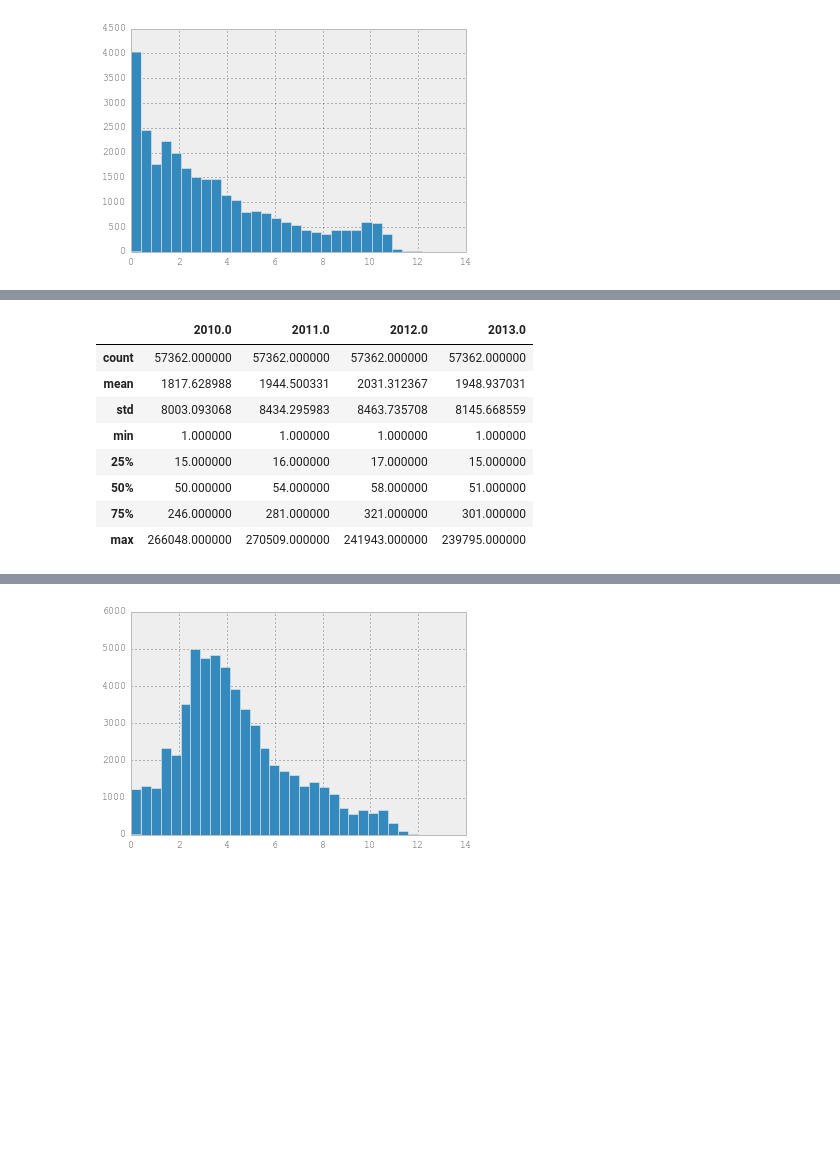
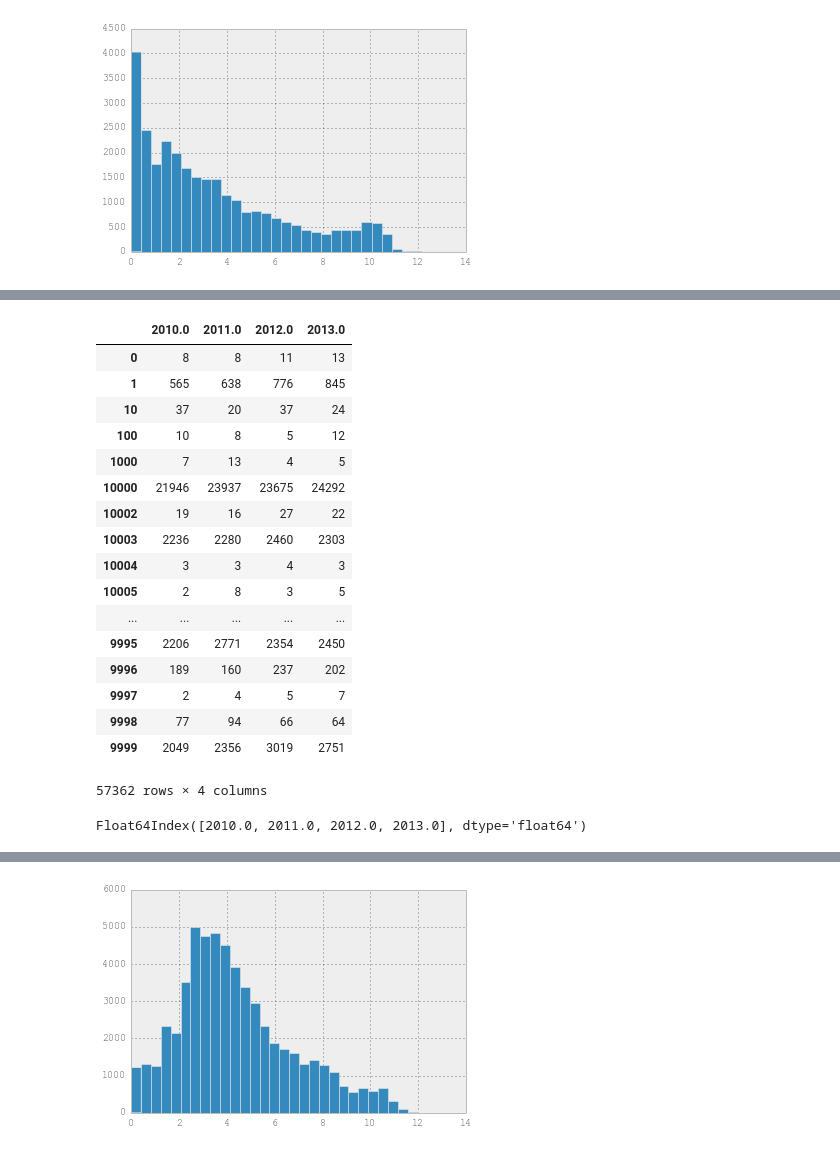
Before and after one commit to AmandaDoyle/BigDataTaxiFinalProject, a Jupyter notebook: ExploratoryAnalysis.ipynb, the cells around one changed output, grey strips where cells are left out. Drawn from its saved outputs; the diff is of its cells as text; code cells hidden in the pictures; blank space fills up the shorter version.

```diff
--- a/ExploratoryAnalysis.ipynb
+++ b/ExploratoryAnalysis.ipynb
@@ -53,12 +76,25 @@ dfe.dropna(inplace=True)
 # %%
-dfe.describe()
+dfe
 # %% [output]
 |  | 2010.0 | 2011.0 | 2012.0 | 2013.0 |
-| count | 57362.000000 | 57362.000000 | 57362.000000 | 57362.000000 |
-| mean | 1817.628988 | 1944.500331 | 2031.312367 | 1948.937031 |
-| std | 8003.093068 | 8434.295983 | 8463.735708 | 8145.668559 |
-| min | 1.000000 | 1.000000 | 1.000000 | 1.000000 |
-| 25% | 15.000000 | 16.000000 | 17.000000 | 15.000000 |
-| 50% | 50.000000 | 54.000000 | 58.000000 | 51.000000 |
-| 75% | 246.000000 | 281.000000 | 321.000000 | 301.000000 |
-| max | 266048.000000 | 270509.000000 | 241943.000000 | 239795.000000 |
+| 0 | 8 | 8 | 11 | 13 |
+| 1 | 565 | 638 | 776 | 845 |
+| 10 | 37 | 20 | 37 | 24 |
+| 100 | 10 | 8 | 5 | 12 |
+| 1000 | 7 | 13 | 4 | 5 |
+| 10000 | 21946 | 23937 | 23675 | 24292 |
+| 10002 | 19 | 16 | 27 | 22 |
+| 10003 | 2236 | 2280 | 2460 | 2303 |
+| 10004 | 3 | 3 | 4 | 3 |
+| 10005 | 2 | 8 | 3 | 5 |
+| ... | ... | ... | ... | ... |
+| 9995 | 2206 | 2771 | 2354 | 2450 |
+| 9996 | 189 | 160 | 237 | 202 |
+| 9997 | 2 | 4 | 5 | 7 |
+| 9998 | 77 | 94 | 66 | 64 |
+| 9999 | 2049 | 2356 | 3019 | 2751 |
+57362 rows × 4 columns
+# %%
+dfe.columns
+# %% [output]
+Float64Index([2010.0, 2011.0, 2012.0, 2013.0], dtype='float64')
```
Also changed, not shown: parts of 13 cells of this notebook.
